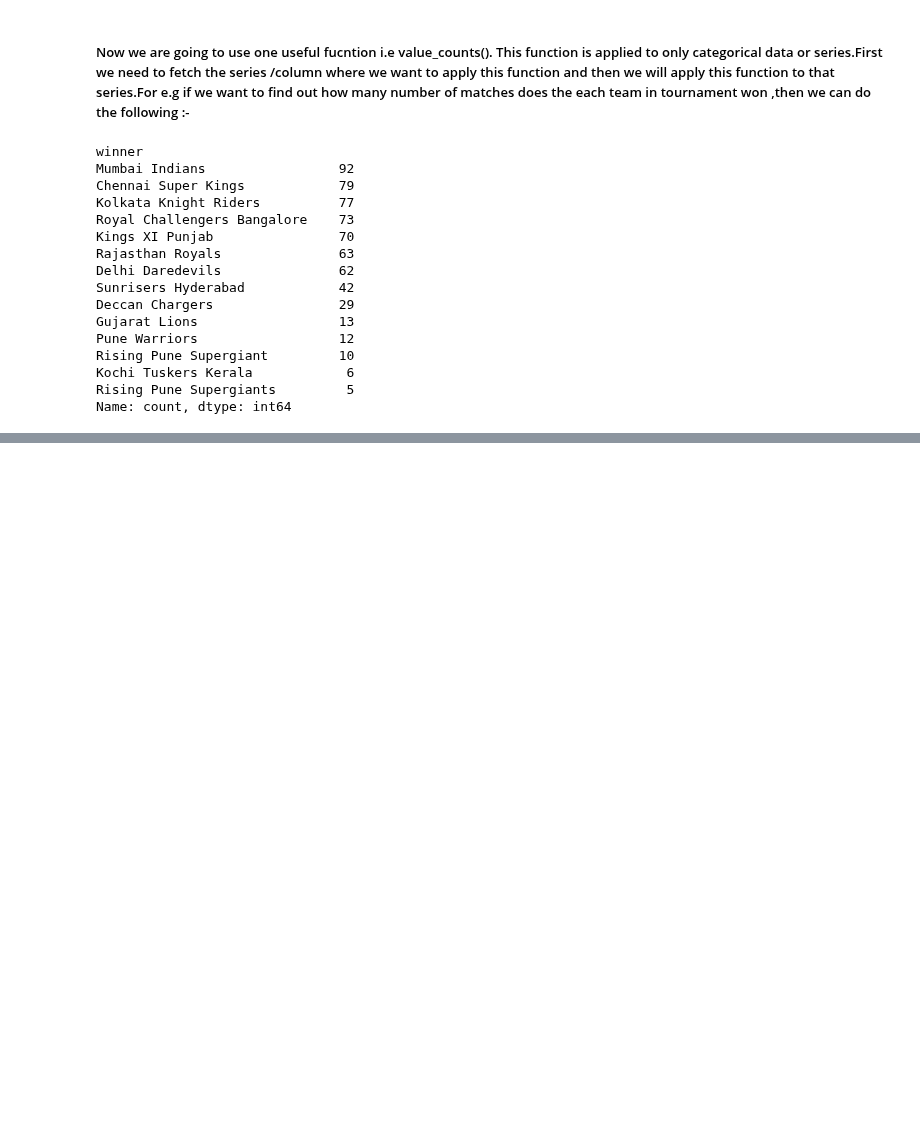
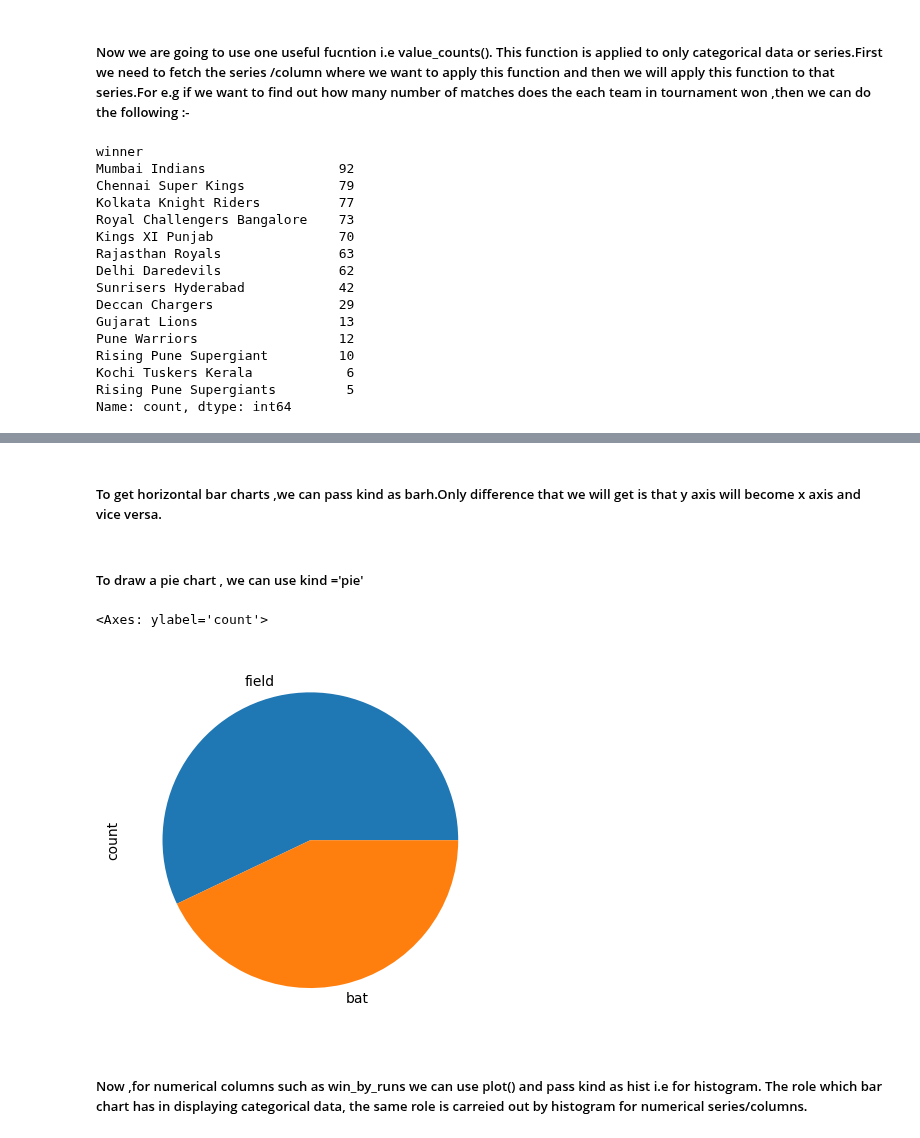
Before and after one commit to Shreyasb1015/Machine-Learning, a Jupyter notebook: pandas-tutorial/filtering-dataframe.ipynb, the cells around one changed output, grey strips where cells are left out. Drawn from its saved outputs; the diff is of its cells as text; code cells hidden in the pictures; blank space fills up the shorter version.

```diff
--- a/pandas-tutorial/filtering-dataframe.ipynb
+++ b/pandas-tutorial/filtering-dataframe.ipynb
@@ -120,0 +139,11 @@ Name: count, dtype: int64
+# %% [markdown]
+##### To get horizontal bar charts ,we can pass kind as barh.Only difference that we will get is that y axis will become x axis and vice versa.
+# %% [markdown]
+##### To draw a pie chart , we can use kind ='pie'
+# %%
+data['toss_decision'].value_counts().plot(kind='pie')
+# %% [output]
+<Axes: ylabel='count'>
+[figure, added]
+# %% [markdown]
+##### Now ,for numerical columns such as win_by_runs we can use plot() and pass kind as hist i.e for histogram. The role which bar chart has in displaying categorical data, the same role is carreied out by histogram for numerical series/columns.
```
Also changed, not shown: parts of 7 cells of this notebook.
